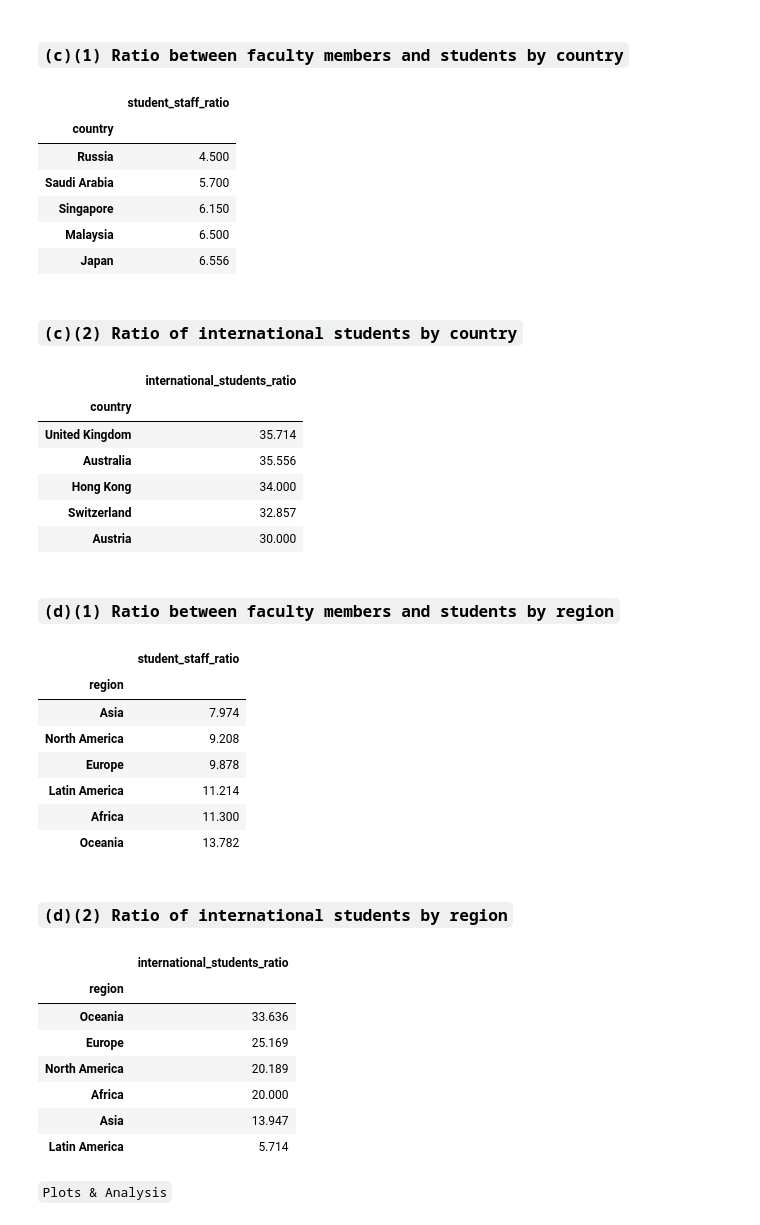
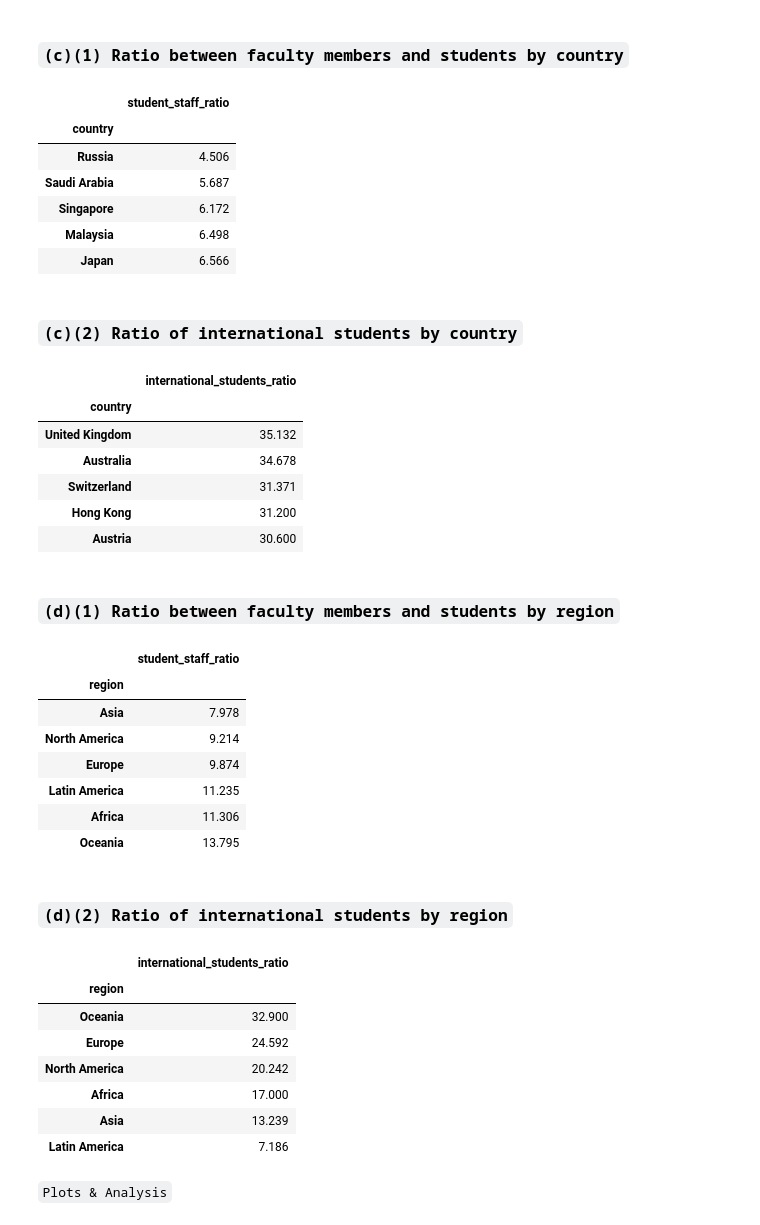
Before and after one commit to oabouzaid/Applied-Data-Analysis, a Jupyter notebook: homework2/1_2_5.ipynb, the cells around one changed output. Saved outputs shown, nothing was run; the diff lists cells and outputs as text; code cells hidden in the pictures.

```diff
--- a/homework2/task1and2.ipynb
+++ b/homework2/1_2_5.ipynb
@@ -54,18 +54,18 @@ for url in urls[:200]:
     intl_students.append(int_students)
 
 df_top_universities['students'] = pd.Series(students)
-df_top_universities['intl_students'] = pd.Series(intl_students)
+df_top_universities['inter_students'] = pd.Series(intl_students)
 df_top_universities['staff'] = pd.Series(staff)
-df_top_universities['intl_staff'] = pd.Series(int_staff)
+df_top_universities['inter_staff'] = pd.Series(int_staff)
 
 df_top_universities['student_staff_ratio'] = df_top_universities.students\
-                                             .divide(df_top_universities.staff).round(1)
-df_top_universities['international_students_ratio'] = df_top_universities.intl_students\
-                                                      .divide(df_top_universities.students).round(1)*100
+                                             .divide(df_top_universities.staff).round(3)
+df_top_universities['international_students_ratio'] = df_top_universities.inter_students\
+                                                      .divide(df_top_universities.students).round(3)*100
 # %% [markdown]
 ### `(a) Ratio between faculty members and students`
 # %%
-df_top_universities.sort_values(['student_staff_ratio'], ascending = True)
+df_top_universities = df_top_universities.sort_values(['student_staff_ratio'], ascending = True)
 df_top_universities[['title','student_staff_ratio']].head()
 # %% [output]
 |  | title | student_staff_ratio |
@@ -77,7 +77,7 @@ df_top_universities[['title','student_staff_ratio']].head()
 # %% [markdown]
 ### `(b) Ratio of international students`
 # %%
-df_top_universities.sort_values(['international_students_ratio'], ascending=False)
+df_top_universities = df_top_universities.sort_values(['international_students_ratio'], ascending=False)
 df_top_universities[['title','international_students_ratio']].head()
 # %% [output]
 |  | title | international_students_ratio |
@@ -91,63 +91,63 @@ df_top_universities[['title','international_students_ratio']].head()
 # %%
 df_staff = df_top_universities.copy()
 df_staff = df_staff.groupby('country').mean()
-df_staff.sort_values(['student_staff_ratio'])
+df_staff = df_staff.sort_values(['student_staff_ratio'])
 df_staff[['student_staff_ratio']].round(3).head()
 # %% [output]
 |  | student_staff_ratio |
 | country |  |
-| Russia | 4.500 |
-| Saudi Arabia | 5.700 |
-| Singapore | 6.150 |
-| Malaysia | 6.500 |
-| Japan | 6.556 |
+| Russia | 4.506 |
+| Saudi Arabia | 5.687 |
+| Singapore | 6.172 |
+| Malaysia | 6.498 |
+| Japan | 6.566 |
 # %% [markdown]
 ### `(c)(2) Ratio of international students by country`
 # %%
 df_inter = df_top_universities.copy()
 df_inter = df_inter.groupby('country').mean()
-df_inter.sort_values(['international_students_ratio'], ascending=False)
+df_inter = df_inter.sort_values(['international_students_ratio'], ascending=False)
 df_inter[['international_students_ratio']].round(3).head()
 # %% [output]
 |  | international_students_ratio |
 | country |  |
-| United Kingdom | 35.714 |
-| Australia | 35.556 |
-| Hong Kong | 34.000 |
-| Switzerland | 32.857 |
-| Austria | 30.000 |
+| United Kingdom | 35.132 |
+| Australia | 34.678 |
+| Switzerland | 31.371 |
+| Hong Kong | 31.200 |
+| Austria | 30.600 |
 # %% [markdown]
 ### `(d)(1) Ratio between faculty members and students by region`
 # %%
 df_staff = df_top_universities.copy()
 df_staff = df_staff.groupby('region').mean()
-df_staff.sort_values(['student_staff_ratio'])
+df_staff = df_staff.sort_values(['student_staff_ratio'])
 df_staff[['student_staff_ratio']].round(3)
 # %% [output]
 |  | student_staff_ratio |
 | region |  |
-| Asia | 7.974 |
-| North America | 9.208 |
-| Europe | 9.878 |
-| Latin America | 11.214 |
-| Africa | 11.300 |
-| Oceania | 13.782 |
+| Asia | 7.978 |
+| North America | 9.214 |
+| Europe | 9.874 |
+| Latin America | 11.235 |
+| Africa | 11.306 |
+| Oceania | 13.795 |
 # %% [markdown]
 ### `(d)(2) Ratio of international students by region`
 # %%
 df_inter = df_top_universities.copy()
 df_inter = df_inter.groupby('region').mean()
-df_inter.sort_values(['international_students_ratio'], ascending=False)
+df_inter = df_inter.sort_values(['international_students_ratio'], ascending=False)
 df_inter[['international_students_ratio']].round(3)
 # %% [output]
 |  | international_students_ratio |
 | region |  |
-| Oceania | 33.636 |
-| Europe | 25.169 |
-| North America | 20.189 |
-| Africa | 20.000 |
-| Asia | 13.947 |
-| Latin America | 5.714 |
+| Oceania | 32.900 |
+| Europe | 24.592 |
+| North America | 20.242 |
+| Africa | 17.000 |
+| Asia | 13.239 |
+| Latin America | 7.186 |
 # %% [markdown]
 `Plots & Analysis`
 # %%
```
Also changed, not shown: parts of 27 cells of this notebook.
